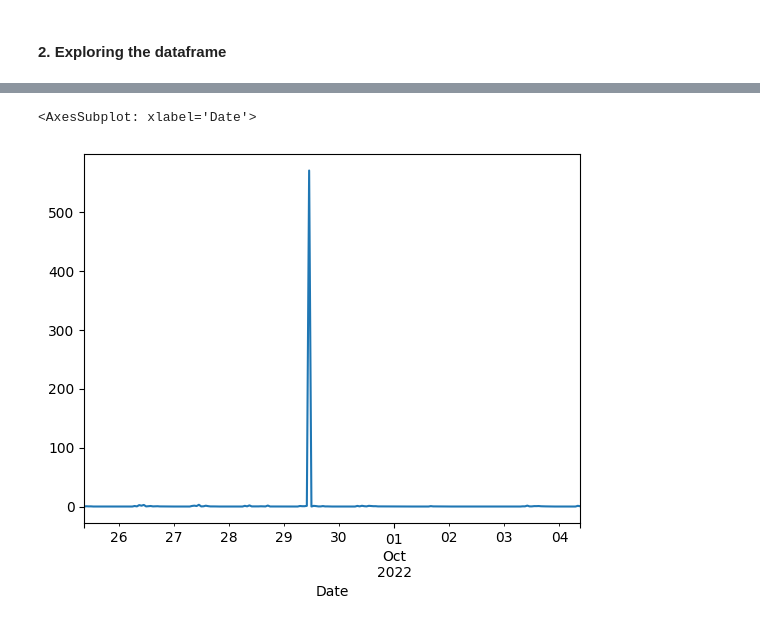
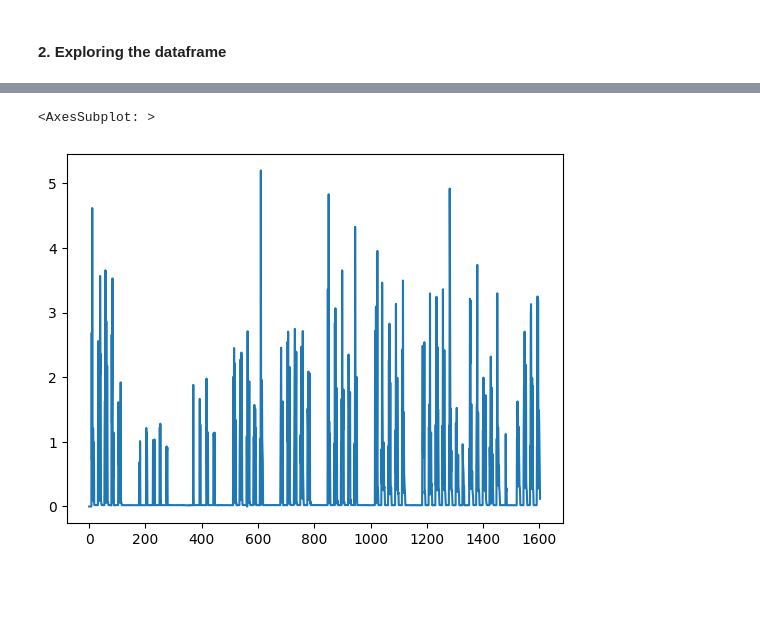
Before and after one commit to gerardocipriano/coffe-machine-heatmap, a Jupyter notebook: coffee_machine_heatmap.ipynb, the cells around one changed output, grey strips where cells are left out. Drawn from its saved outputs; the diff is of its cells as text; code cells hidden in the pictures; blank space fills up the shorter version.

```diff
--- a/coffee_machine_heatmap.ipynb
+++ b/coffee_machine_heatmap.ipynb
@@ -24,6 +24,8 @@ from datetime import datetime
 df = pd.read_csv('data.csv',  sep=';')
 # %%
 df['Date'] = pd.to_datetime(df['Date'], utc = True).dt.tz_convert('Europe/Berlin')
+# %%
+df = df.sort_values(['Date'])
 # %% [markdown]
 #### 2. Exploring the dataframe
 # %%
@@ -43,3 +45,3 @@ memory usage: 189.5+ KB
 # %%
-df.set_index('Date', inplace=True)
-df
+#df.set_index('Date', inplace=True)
+#df
@@ -74,4 +58,4 @@ df['DeltaEnergy'] = df['Energy'].diff()
 # %%
-df = df[df['DeltaEnergy'] > 0]
+df = df[df['DeltaEnergy'] >= 0]
 df['DeltaEnergy'].plot()
 # %% [output]
@@ -80,6 +80,9 @@ df['DeltaEnergy'].plot()
 # %%
-df = df.resample('H').sum()
+df = df.resample('H', on='Date').agg({'DeltaEnergy': 'sum'}).reset_index()
+
+
+
 df['DeltaEnergy'].plot()
 # %% [output]
-<AxesSubplot: xlabel='Date'>
+<AxesSubplot: >
-[figure, old version]
+[figure, new version]
```
Also changed, not shown: parts of 11 cells of this notebook.
